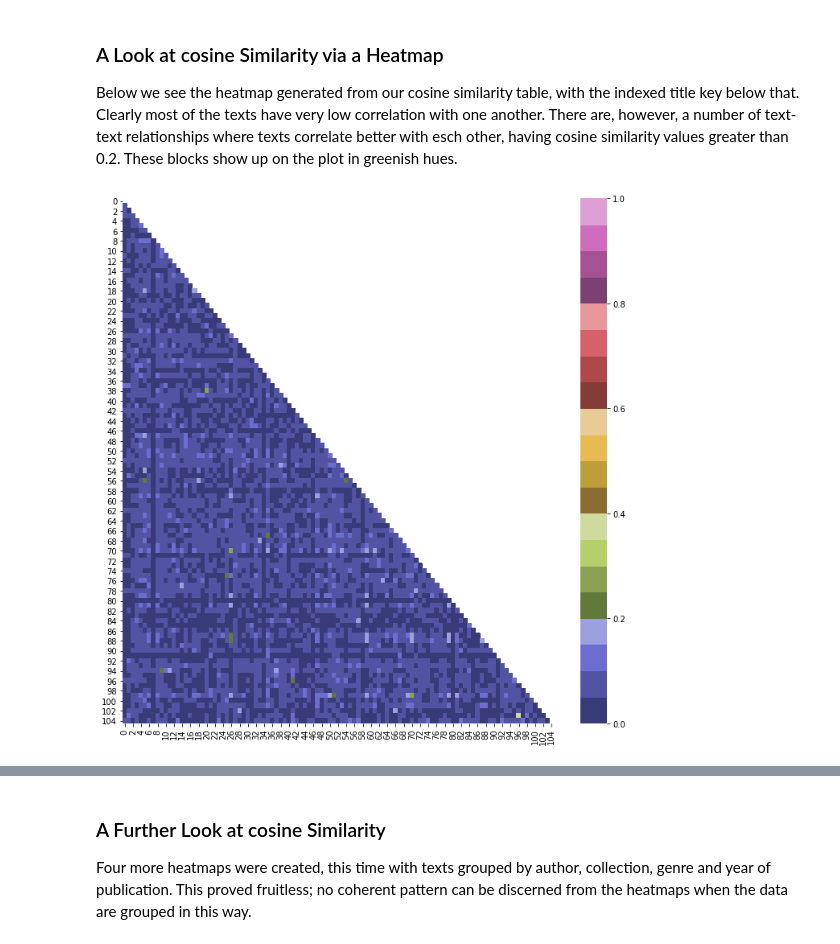
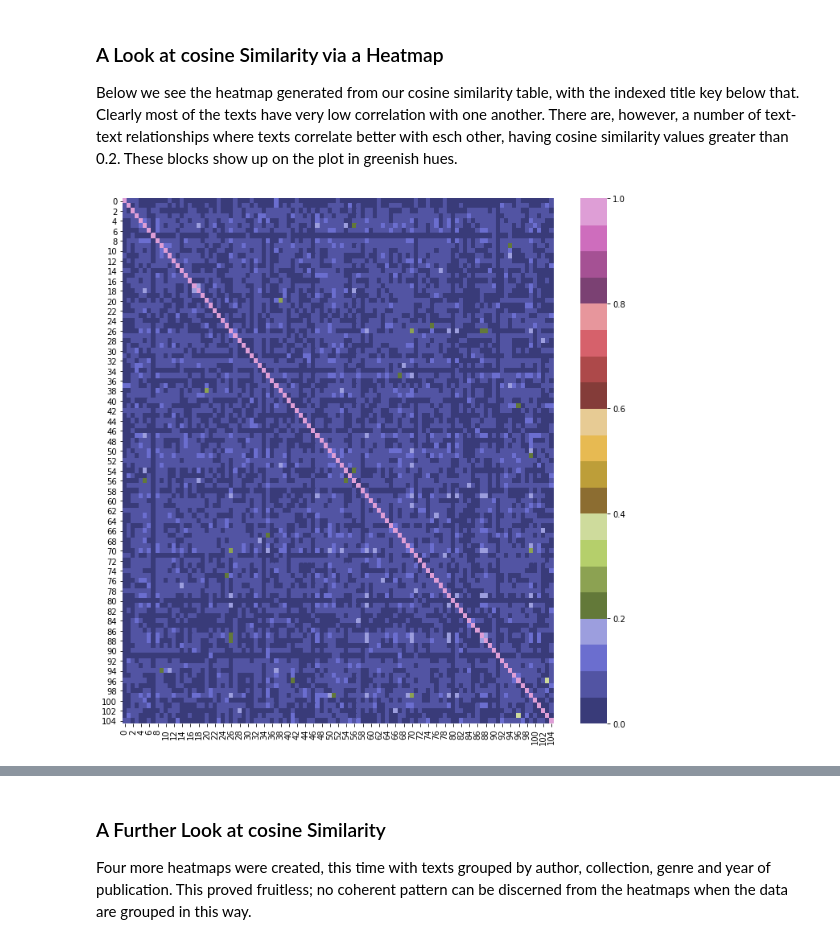
Before and after one commit to maf5509/Clustering_Analysis_on_Selected_Texts_Using_NLP, a Jupyter notebook: Clustering_Analysis_on_Selected_Texts_Using_NLP.ipynb, the cells around one changed output, grey strips where cells are left out. Drawn from its saved outputs; the diff is of its cells as text; code cells hidden in the pictures.

```diff
--- a/Clustering_Analysis_on_Selected_Texts_Using_NLP.ipynb
+++ b/Clustering_Analysis_on_Selected_Texts_Using_NLP.ipynb
@@ -292,13 +292,10 @@ Below we see the heatmap generated from our cosine similarity table, with the in
 # %%
 # Show heatmap for the correlation
 fig = plt.figure(figsize=(12,12))
-# Define a mask so that only one half is displayed
-mask = np.zeros_like(sim_table, dtype=np.bool)
-mask[np.triu_indices_from(mask)] = True
-ax = sns.heatmap(sim_table, cmap="tab20b", mask=mask, vmin=0, vmax=1)
+ax = sns.heatmap(sim_table, cmap="tab20b", vmin=0, vmax=1)
 plt.show()
 # %% [output]
-[figure, old version]
+[figure, new version]
 # %%
 # A key for the plot
 key
```
Also changed, not shown: parts of 3 cells of this notebook.
